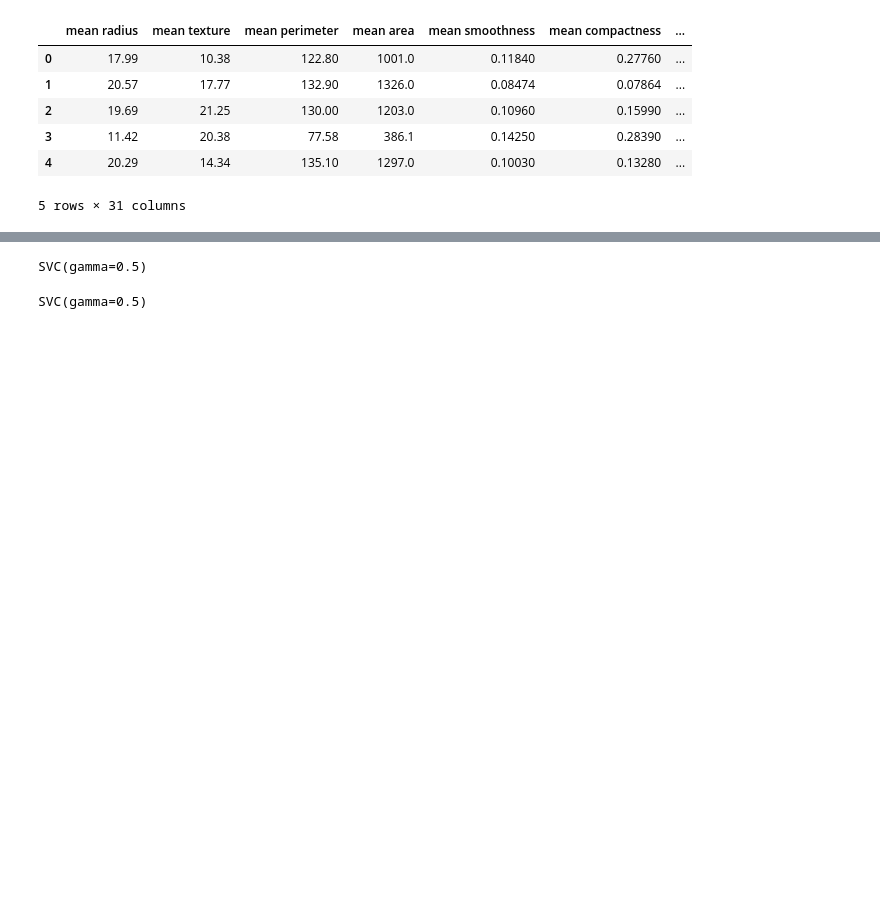
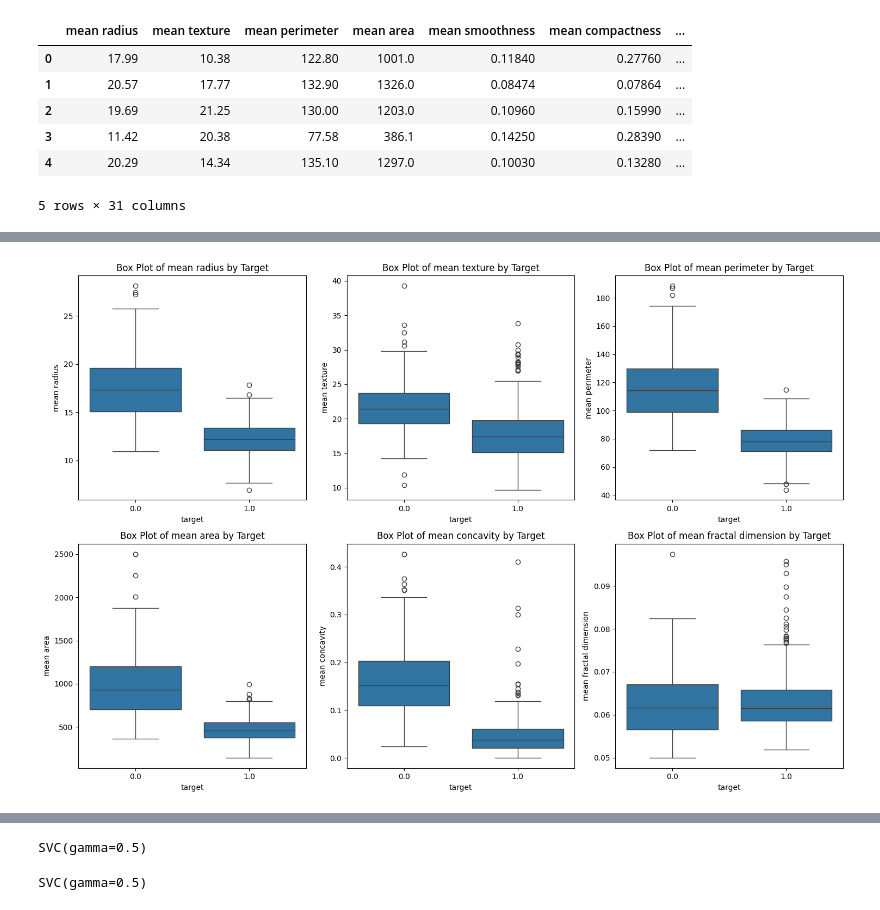
Before and after one commit to ut-si-ch/Breast-Cancer-Prediction-using-Support-Vector-Machines, a Jupyter notebook: ML_SVM.ipynb, the cells around one changed output, grey strips where cells are left out. Saved outputs shown, nothing was run; the diff lists cells and outputs as text; code cells hidden in the pictures; blank space fills up the shorter version.

```diff
--- a/ML_SVM.ipynb
+++ b/ML_SVM.ipynb
@@ -37,0 +165,11 @@ df.head()
+# %%
+# Plot box plots for a subset of features, stratified by target
+plt.figure(figsize=(15, 10))
+for i, feature in enumerate(features_to_plot):
+    plt.subplot(2, 3, i + 1) # Arrange plots in 2 rows, 3 columns
+    sns.boxplot(x='target', y=feature, data=df)
+    plt.title(f'Box Plot of {feature} by Target')
+plt.tight_layout()
+plt.show()
+# %% [output]
+[figure, added]
```
Also changed, not shown: parts of 28 cells of this notebook.
